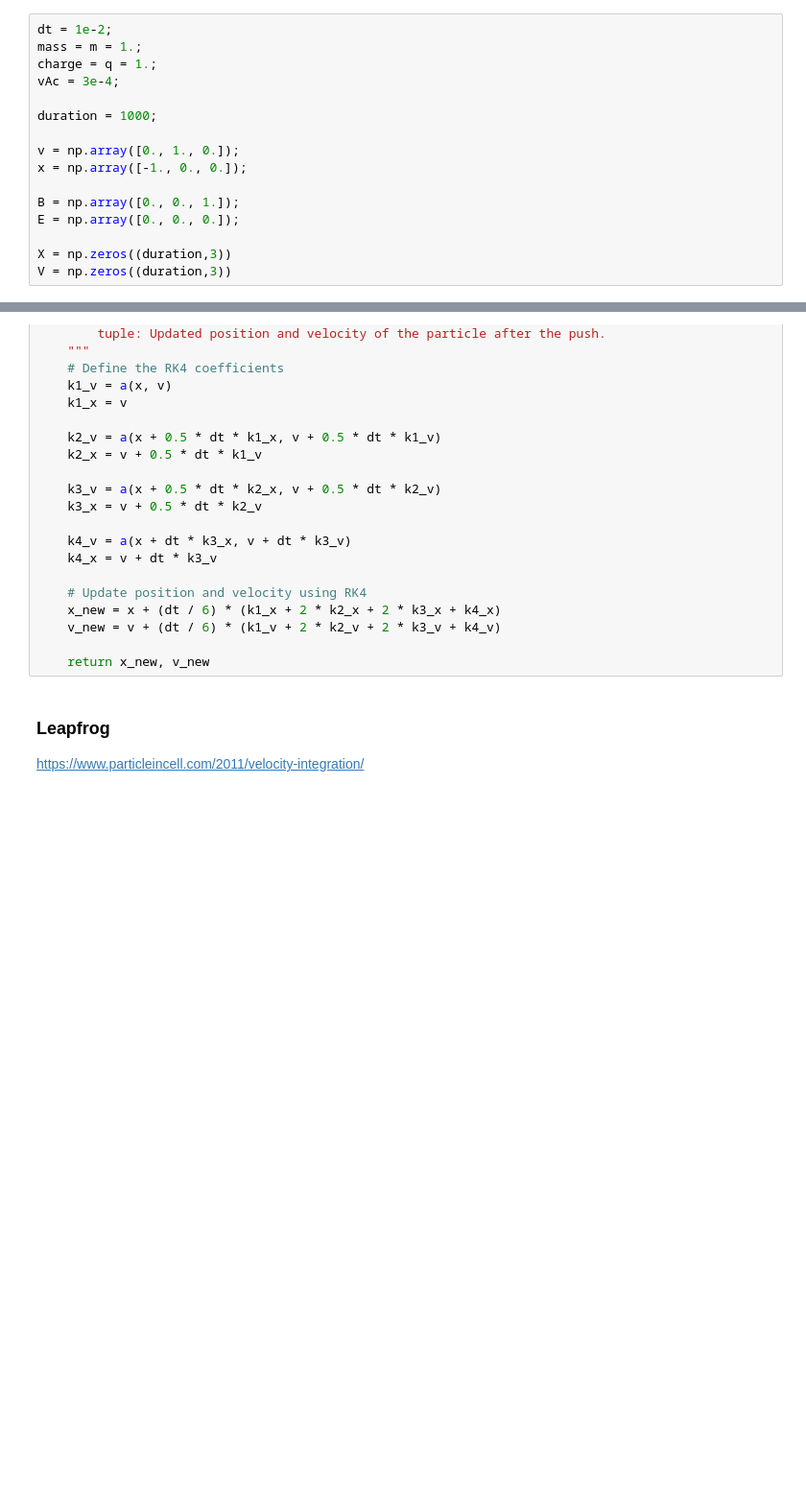
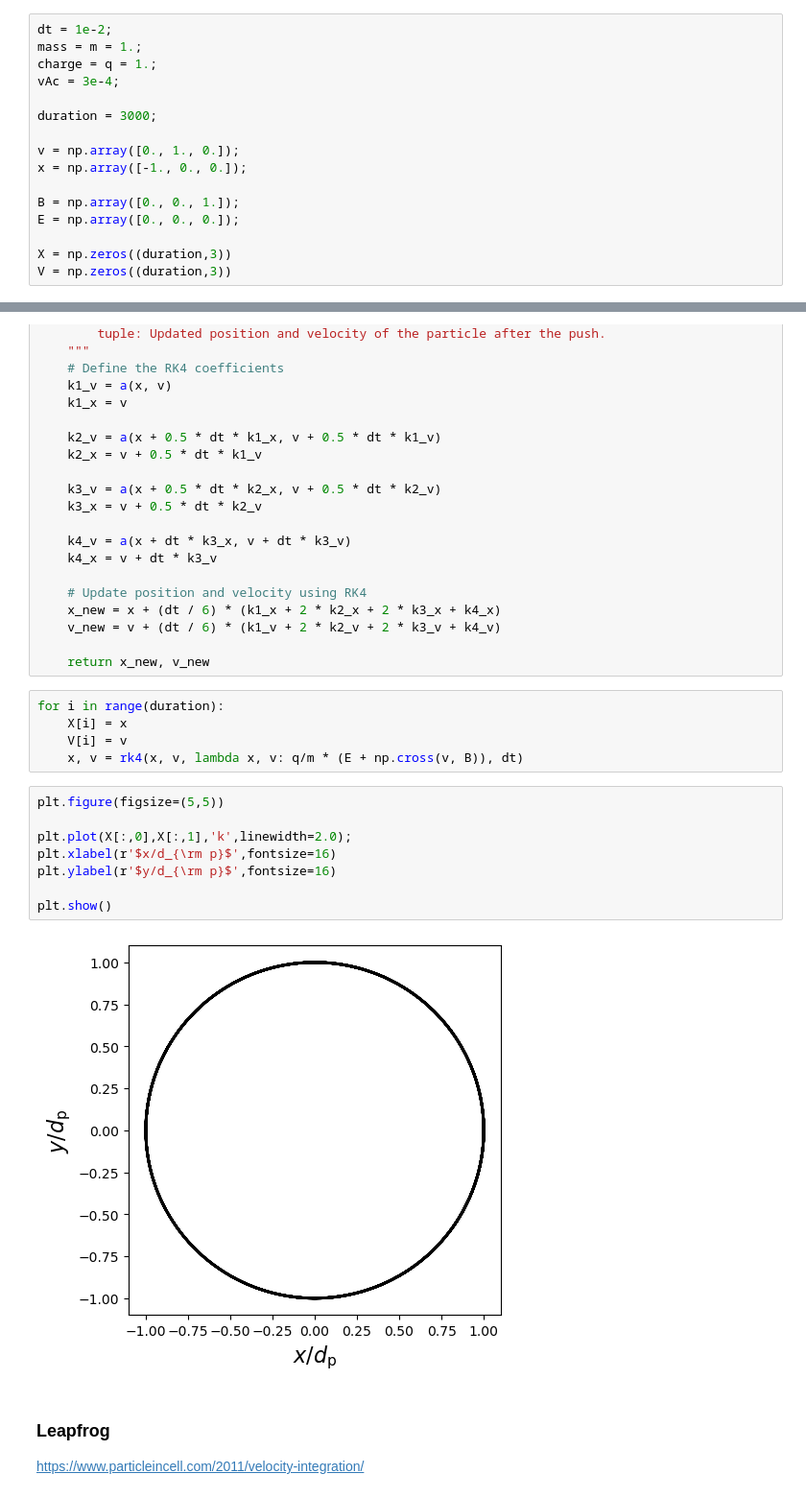
Before and after one commit to nathanchenseanwalter/plasmapic, a Jupyter notebook: integration.ipynb, the cells around one changed output, grey strips where cells are left out. Shown at 96% size. Saved outputs shown, nothing was run; the diff lists cells and outputs as text; blank space fills up the shorter version.

```diff
--- a/integration.ipynb
+++ b/integration.ipynb
@@ -7,7 +7,7 @@ mass = m = 1.;
 charge = q = 1.;
 vAc = 3e-4;
 
-duration = 1000;
+duration = 3000;
 
 v = np.array([0., 1., 0.]);
 x = np.array([-1., 0., 0.]);
@@ -51,6 +51,21 @@ def rk4(x, v, a, dt):
     v_new = v + (dt / 6) * (k1_v + 2 * k2_v + 2 * k3_v + k4_v)
 
     return x_new, v_new
+# %%
+for i in range(duration):
+    X[i] = x
+    V[i] = v
+    x, v = rk4(x, v, lambda x, v: q/m * (E + np.cross(v, B)), dt)
+# %%
+plt.figure(figsize=(5,5))
+
+plt.plot(X[:,0],X[:,1],'k',linewidth=2.0);
+plt.xlabel(r'$x/d_{\rm p}$',fontsize=16)
+plt.ylabel(r'$y/d_{\rm p}$',fontsize=16)
+
+plt.show()
+# %% [output]
+[figure, added]
 # %% [markdown]
 ### Leapfrog
 https://www.particleincell.com/2011/velocity-integration/
```
Also changed, not shown: parts of 8 cells of this notebook.
